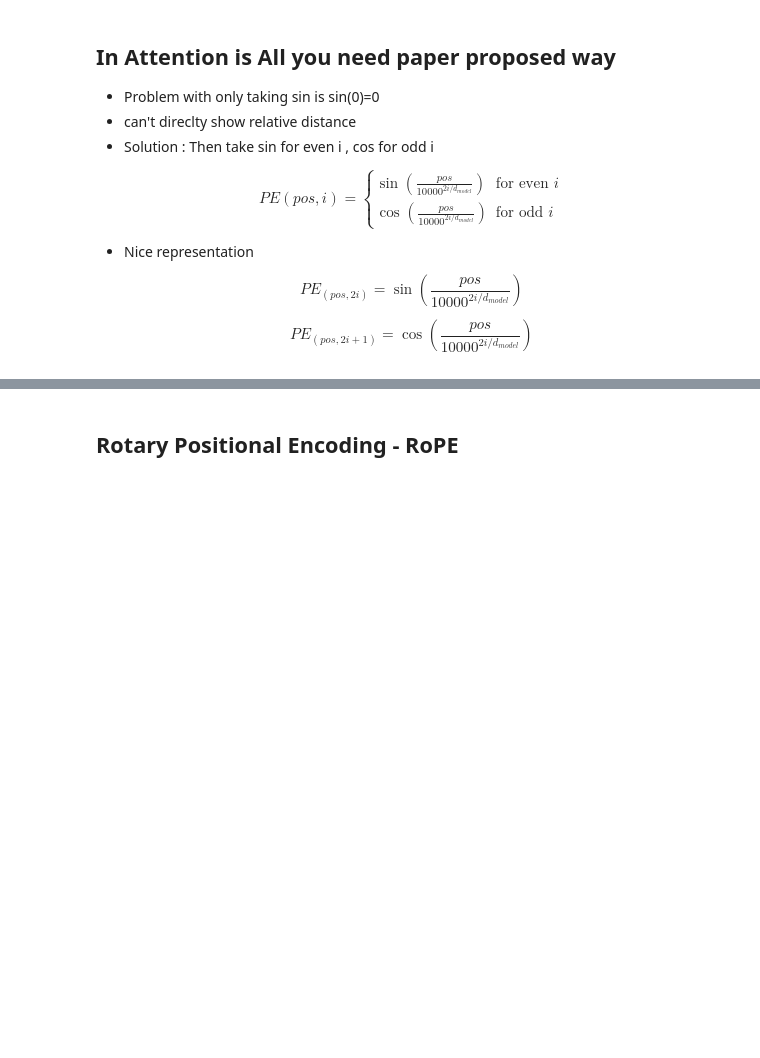
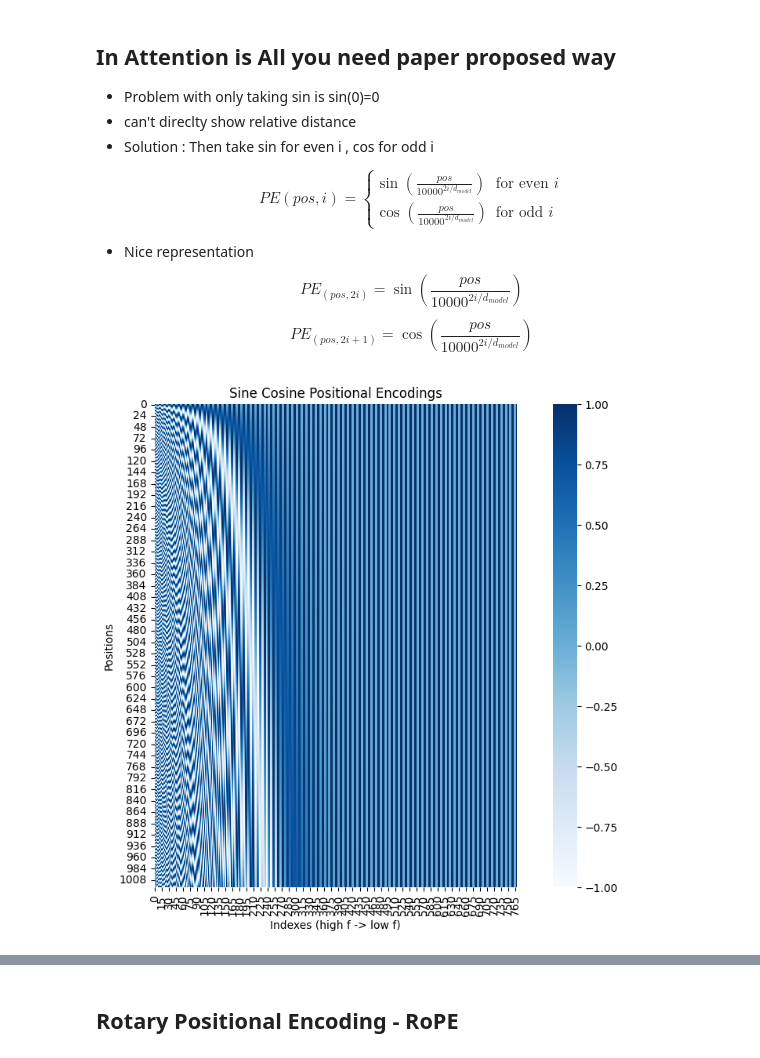
Before and after one commit to samitha278/CoreLlama, a Jupyter notebook: positional_encoding_methods.ipynb, the cells around one changed output, grey strips where cells are left out. Drawn from its saved outputs; the diff is of its cells as text; code cells hidden in the pictures; blank space fills up the shorter version.

Commit message:
Implemented sinusoidal positional encoding dis maths about to get relative PEs

```diff
--- a/positional_encoding_methods.ipynb
+++ b/positional_encoding_methods.ipynb
@@ -378,3 +378,45 @@ $$PE(pos,i) = \begin{cases}
 $$PE_{(pos, 2i)} = \sin\left(\frac{pos}{10000^{2i/d_{model}}}\right)$$
 
 $$PE_{(pos, 2i+1)} = \cos\left(\frac{pos}{10000^{2i/d_{model}}}\right)$$
+# %%
+class SinusoidalPE_v3(nn.Module):
+
+    def __init__(self,max_len,d_model):
+        super().__init__()
+
+        self.register_buffer('encoding', self._precompute_sinusoidal(max_len, d_model))
+
+
+
+    def _precompute_sinusoidal(self,max_len,d_model):
+        encodings = torch.zeros((max_len,d_model))
+
+        positions = torch.arange(max_len).unsqueeze(1)  # [max_length , 1]
+        indexes = torch.arange(0,d_model,2).unsqueeze(0)    # [1,d_model//2]
+
+        w_i = torch.pow(10000.0,(-2*indexes)/d_model)
+
+        encodings[:,0::2] = torch.sin((positions*w_i))
+        encodings[:,1::2] = torch.cos((positions*w_i))
+
+        return encodings
+
+
+    def forward(self,ids):
+        return self.encoding[ids]
+# %%
+max_len = 1024
+d_model = 768
+
+sin_pe = SinusoidalPE_v3(max_len,d_model)
+encodings = sin_pe(torch.arange(0,max_len))
+
+
+plt.figure(figsize=(12, 8))
+sns.heatmap(encodings.numpy(), cmap='Blues',square=True)
+plt.title(f'Sine Cosine Positional Encodings')
+plt.xlabel('Indexes (high f -> low f)')
+plt.ylabel('Positions')
+plt.show()
+# %% [output]
+[figure, added]
```
Also changed, not shown: parts of 5 cells of this notebook.
